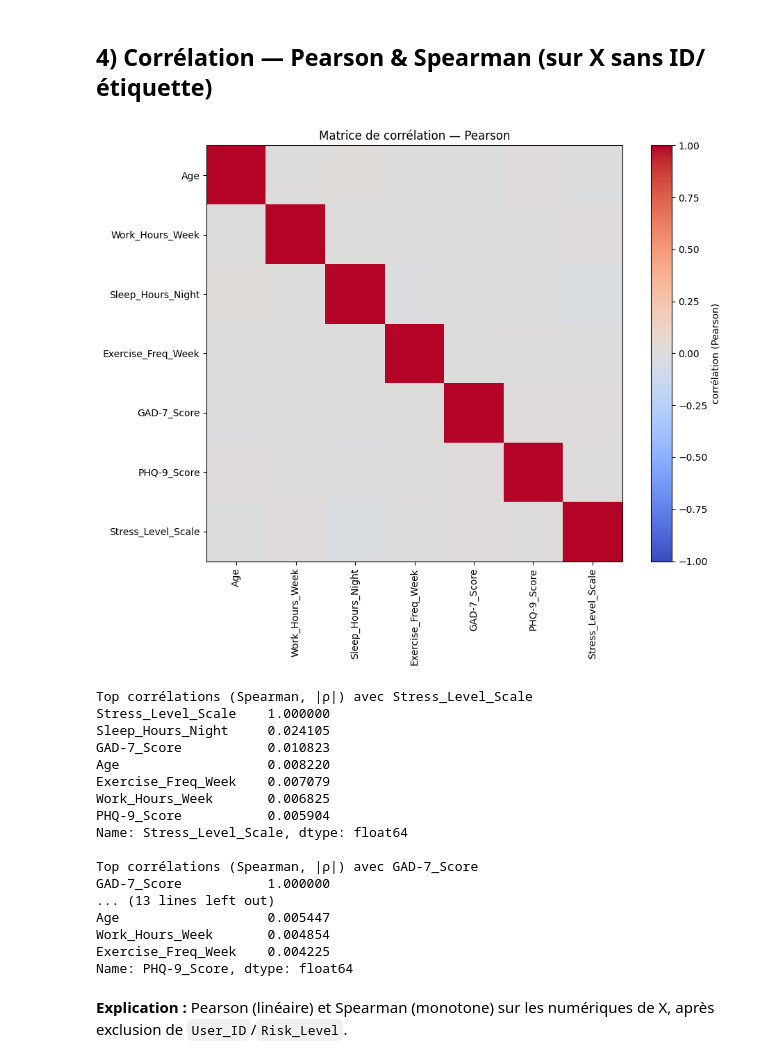
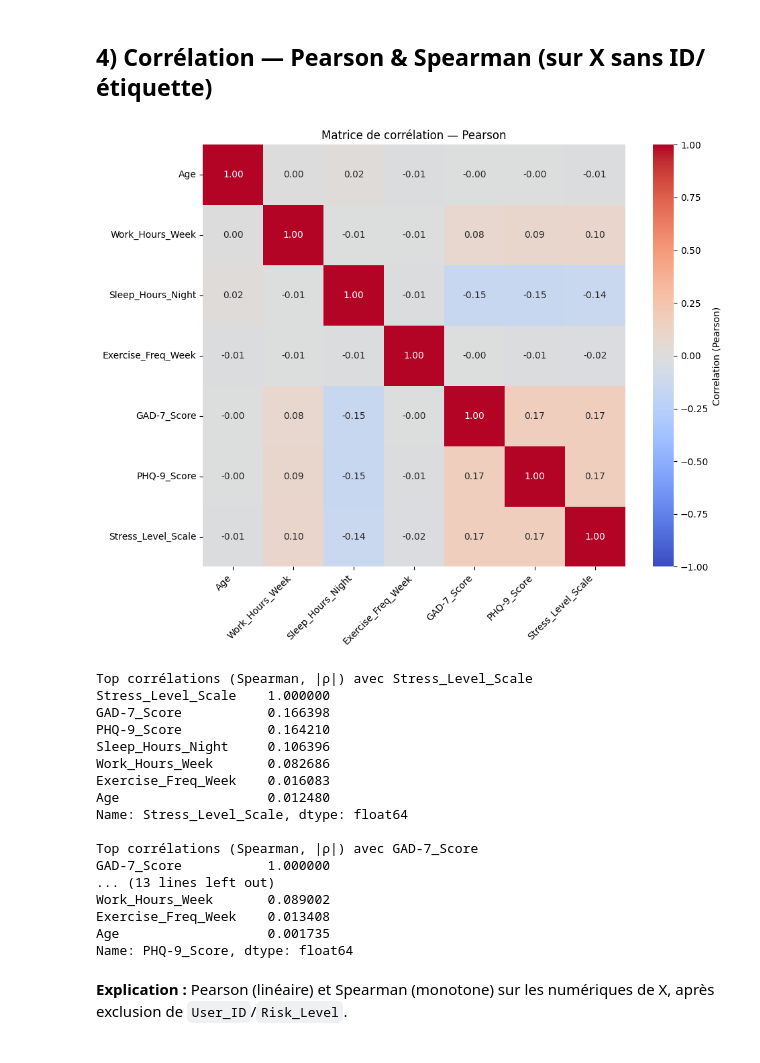
Before and after one commit to fareslog/MentallHealthAwareness, a Jupyter notebook: HealthMind.ipynb, the cells around one changed output. Cells and saved outputs as stored; diff of their text form; code cells hidden in the pictures.

```diff
--- a/HealthMind.ipynb
+++ b/HealthMind.ipynb
@@ -3,7 +3,7 @@
 **EDA → Nettoyage → Quartiles/IQR → Corrélation (Pearson & Spearman) → ACP (80%) → KMeans (Silhouette & Coude) → Profilage**
 *(Commentaires pro + explication après chaque cellule)*
 # %%
-DATA_PATH = r"D:\codePack\OneDrive\Desktop\ProjectsClouds\MentallHealthAwareness\HealthMind_Mental_Health_Data_11000_Extreme_Messy.csv"
+DATA_PATH = r"D:\codePack\OneDrive\Desktop\ProjectsClouds\MentallHealthAwareness\HealthMind_Mental_Health_Data_11000_Correlated_Messy.csv"
 import pandas as pd, numpy as np, matplotlib.pyplot as plt
 from sklearn.impute import SimpleImputer
 from sklearn.preprocessing import OneHotEncoder, RobustScaler
@@ -12,6 +12,8 @@ from sklearn.pipeline import Pipeline
 from sklearn.decomposition import PCA
 from sklearn.cluster import KMeans
 from sklearn.metrics import silhouette_score
+import seaborn as sns
+import matplotlib.pyplot as plt
 pd.set_option("display.max_columns", 200)
 %matplotlib inline
 # %% [markdown]
@@ -191,39 +193,51 @@ NaN restants: 0
 # %% [markdown]
 ## 4) Corrélation — Pearson & Spearman (sur X sans ID/étiquette)
 # %%
+# Assuming df is your DataFrame loaded earlier
 drop_cols = []
-if "User_ID" in df.columns: drop_cols.append("User_ID")
-if "Risk_Level" in df.columns: drop_cols.append("Risk_Level")
+if "User_ID" in df.columns:
+    drop_cols.append("User_ID")
+if "Risk_Level" in df.columns:
+    drop_cols.append("Risk_Level")
 X = df.drop(columns=drop_cols)
-num_only = X.select_dtypes(include=["int64","float64"]).copy()
+num_only = X.select_dtypes(include=["int64", "float64"]).copy()
+
+# Calculate Pearson correlation
 corr_p = num_only.corr(numeric_only=True, method="pearson")
-plt.figure(figsize=(10,8))
-plt.imshow(corr_p, vmin=-1, vmax=1, cmap="coolwarm"); plt.colorbar(label="corrélation (Pearson)")
-plt.xticks(range(len(corr_p.columns)), corr_p.columns, rotation=90)
-plt.yticks(range(len(corr_p.columns)), corr_p.columns)
-plt.title("Matrice de corrélation — Pearson"); plt.tight_layout(); plt.show()
+
+# Create a heatmap with annotations
+plt.figure(figsize=(10, 8))
+sns.heatmap(corr_p, annot=True, cmap="coolwarm", vmin=-1, vmax=1, center=0, square=True, fmt=".2f", cbar_kws={"label": "Correlation (Pearson)"})
+plt.title("Matrice de corrélation — Pearson")
+plt.xticks(rotation=45, ha="right")
+plt.yticks(rotation=0)
+plt.tight_layout()
+plt.show()
+
+# Calculate Spearman correlation and print top correlations
 corr_s = num_only.corr(numeric_only=True, method="spearman")
-for col in [c for c in ["Stress_Level_Scale","GAD-7_Score","PHQ-9_Score"] if c in corr_s.columns]:
+for col in [c for c in ["Stress_Level_Scale", "GAD-7_Score", "PHQ-9_Score"] if c in corr_s.columns]:
     print("Top corrélations (Spearman, |ρ|) avec", col)
-    print(corr_s[col].abs().sort_values(ascending=False).head(10)); print()
+    print(corr_s[col].abs().sort_values(ascending=False).head(10))
+    print()
 # %% [output]
-[figure, old version]
+[figure, new version]
 Top corrélations (Spearman, |ρ|) avec Stress_Level_Scale
 Stress_Level_Scale    1.000000
-Sleep_Hours_Night     0.024105
-GAD-7_Score           0.010823
-Age                   0.008220
-Exercise_Freq_Week    0.007079
-Work_Hours_Week       0.006825
-PHQ-9_Score           0.005904
+GAD-7_Score           0.166398
+PHQ-9_Score           0.164210
+Sleep_Hours_Night     0.106396
+Work_Hours_Week       0.082686
+Exercise_Freq_Week    0.016083
+Age                   0.012480
 Name: Stress_Level_Scale, dtype: float64
 
 Top corrélations (Spearman, |ρ|) avec GAD-7_Score
 GAD-7_Score           1.000000
 ... (13 lines left out)
-Age                   0.005447
-Work_Hours_Week       0.004854
-Exercise_Freq_Week    0.004225
+Work_Hours_Week       0.089002
+Exercise_Freq_Week    0.013408
+Age                   0.001735
 Name: PHQ-9_Score, dtype: float64
 # %% [markdown]
 **Explication :** Pearson (linéaire) et Spearman (monotone) sur les numériques de X, après exclusion de `User_ID`/`Risk_Level`.
```
Also changed, not shown: parts of 6 cells of this notebook, 2 other files.
